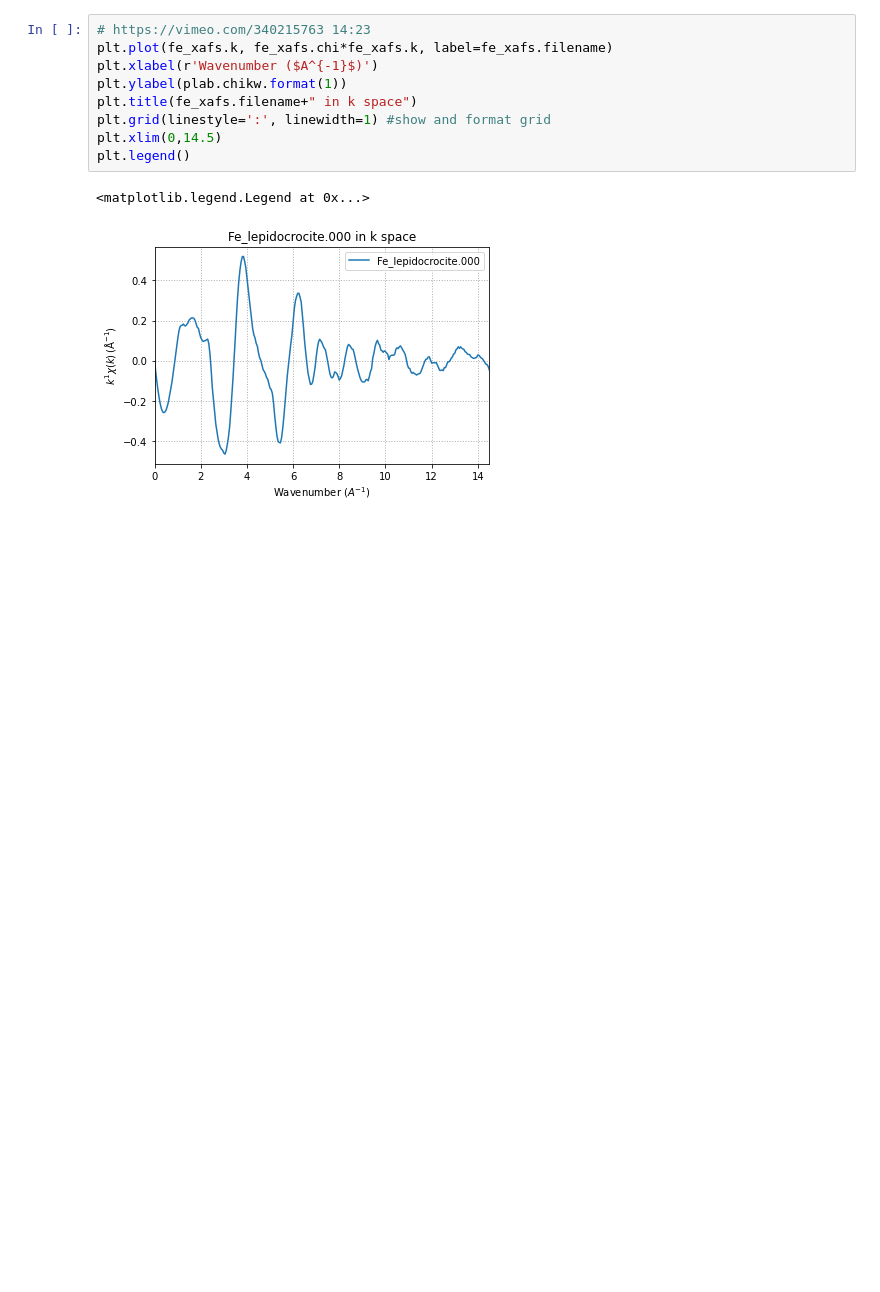
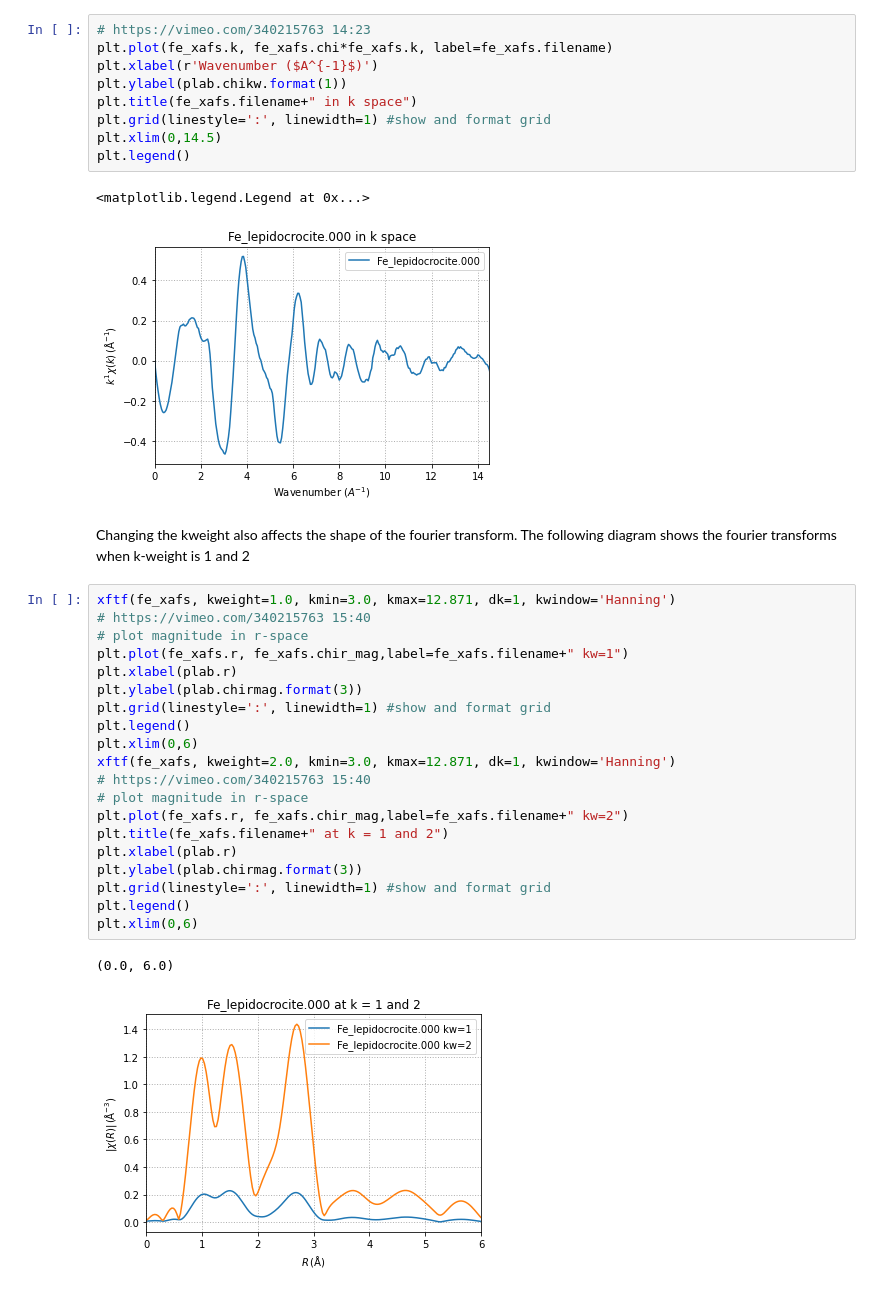
Before and after one commit to scman1/Larch_Intro_ukch, a Jupyter notebook: XAFS_Processing_2.ipynb, the cells around one changed output. Cells and saved outputs as stored; diff of their text form; blank space fills up the shorter version.

```diff
--- a/XAFS_Processing_2.ipynb
+++ b/XAFS_Processing_2.ipynb
@@ -327,3 +329,28 @@ plt.legend()
 # %% [output]
 <matplotlib.legend.Legend at 0x...>
 [figure]
+# %% [markdown]
+Changing the kweight also affects the shape of the fourier transform. The following diagram shows the fourier transforms when k-weight is 1 and 2
+# %%
+xftf(fe_xafs, kweight=1.0, kmin=3.0, kmax=12.871, dk=1, kwindow='Hanning')
+# https://vimeo.com/340215763 15:40
+# plot magnitude in r-space
+plt.plot(fe_xafs.r, fe_xafs.chir_mag,label=fe_xafs.filename+" kw=1")
+plt.xlabel(plab.r)
+plt.ylabel(plab.chirmag.format(3))
+plt.grid(linestyle=':', linewidth=1) #show and format grid
+plt.legend()
+plt.xlim(0,6)
+xftf(fe_xafs, kweight=2.0, kmin=3.0, kmax=12.871, dk=1, kwindow='Hanning')
+# https://vimeo.com/340215763 15:40
+# plot magnitude in r-space
+plt.plot(fe_xafs.r, fe_xafs.chir_mag,label=fe_xafs.filename+" kw=2")
+plt.title(fe_xafs.filename+" at k = 1 and 2")
+plt.xlabel(plab.r)
+plt.ylabel(plab.chirmag.format(3))
+plt.grid(linestyle=':', linewidth=1) #show and format grid
+plt.legend()
+plt.xlim(0,6)
+# %% [output]
+(0.0, 6.0)
+[figure, added]
```
Also changed, not shown: parts of 8 cells of this notebook.
